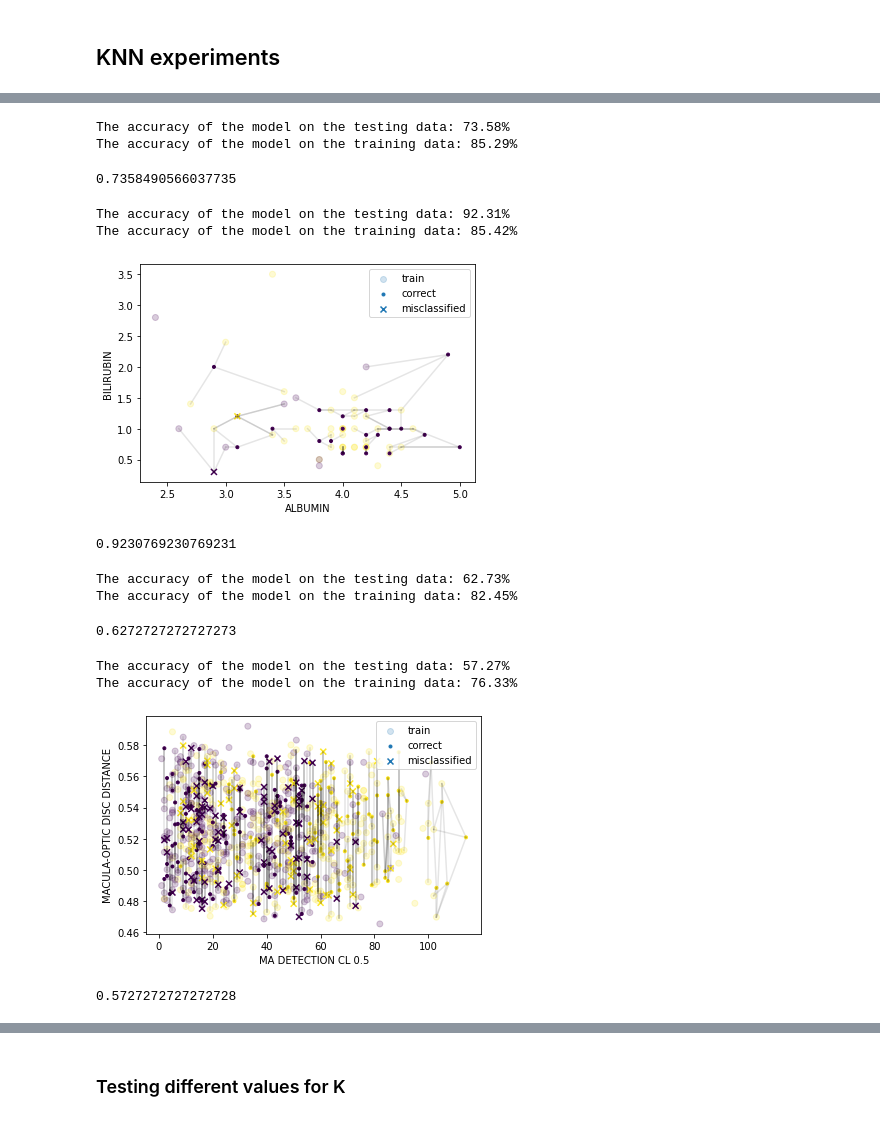
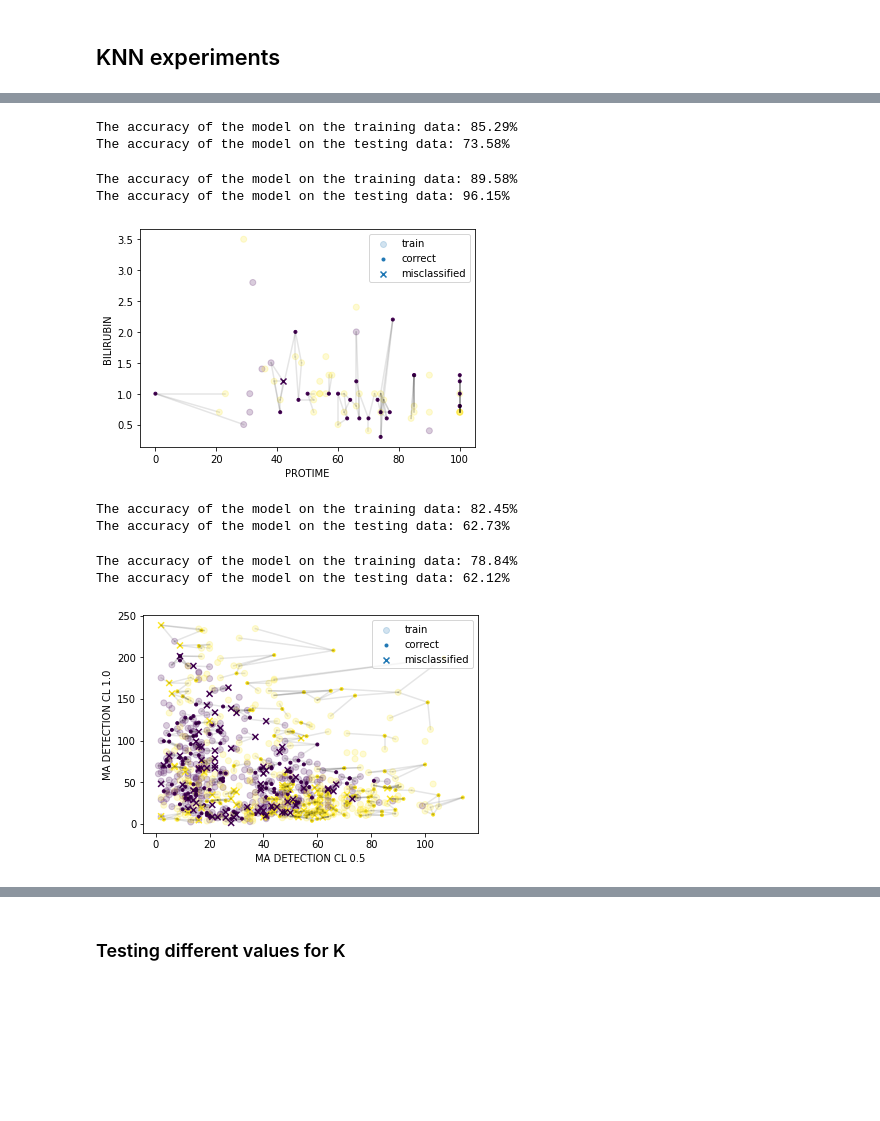
Before and after one commit to faithrts/ML-Intro, a Jupyter notebook: A1_Draft.ipynb, the cells around one changed output, grey strips where cells are left out. Drawn from its saved outputs; the diff is of its cells as text; code cells hidden in the pictures; blank space fills up the shorter version.

Commit message:
Testing individual normalizing and standardizing

```diff
--- a/A1_Draft.ipynb
+++ b/A1_Draft.ipynb
@@ -626,7 +640,7 @@ create_histograms(mess_df, list(mess_df)[2:18], 4)
 # %%
 ### using random forest to determine the relative feature importance
 
-mess_importance_arr = RF_find_features(mess_df)
+mess_importance_arr = RF_find_features(x_train_mess, y_train_mess, mess_df)
 
 # plots the feature importance
 plot_feature_importance(mess_importance_arr)
@@ -680,9 +700,12 @@ def evaluate_acc(true_labels, target_labels):
 
   return accuracy
 # %%
-'''
-def plot_KNN(knn_model, correct_pred, x_train, x_test, y_train, y_test, feature_names)
+
+def plot_KNN(knn_model, class_pred, x_train, x_test, y_train, y_test, feature_names):
+    correct_pred = class_pred == y_test
     incorrect_pred = np.logical_not(correct_pred)
+
+    _, knn_arr = knn_model.predict(x_test)
 
     # plots the data in a scatter plot
     plt.scatter(x_train[:, 0], x_train[:, 1], c = y_train, marker = 'o', alpha = 0.2, label = 'train')
@@ -705,7 +728,7 @@ def plot_KNN(knn_model, correct_pred, x_train, x_test, y_train, y_test, feature_
       plt.ylabel(feature_names[1])
 
     plt.legend()
-    plt.show()'''
+    plt.show()
 
 def run_KNN(x_train, x_test, y_train, y_test, feature_names = 0, K_val = 3, function = 0, silent = False):
   if function == 0:
@@ -737,37 +760,12 @@ def run_KNN(x_train, x_test, y_train, y_test, feature_names = 0, K_val = 3, func
   incorrect_pred = np.logical_not(correct_pred)
 
   if not silent:
+    print("The accuracy of the model on the training data: " + str(round((train_accuracy * 100), 2)) + "%") #
     print("The accuracy of the model on the testing data: " + str(round((accuracy * 100), 2)) + "%")
-    print("The accuracy of the model on the training data: " + str(round((train_accuracy * 100), 2)) + "%") #
 
   # if the data is based on two features
   if x_train.shape[1] == 2:
-    # creates boolean arrays to represent correct and incorrect predictions
-    correct_pred = class_pred == y_test
-    incorrect_pred = np.logical_not(correct_pred)
-
-    # plots the data in a scatter plot
-    plt.scatter(x_train[:, 0], x_train[:, 1], c = y_train, marker = 'o', alpha = 0.2, label = 'train')
-    plt.scatter(x_test[correct_pred, 0], x_test[correct_pred, 1], marker = '.', c = class_pred[correct_pred], label = 'correct')
-    plt.scatter(x_test[incorrect_pred, 0], x_test[incorrect_pred, 1], marker = 'x', c = class_pred[incorrect_pred], label = 'misclassified')
-
-    # creates lines from data points to nearest neighbours
-    for i in range(x_test.shape[0]):
-      for k in range(knn_model.K):
-        hor = x_test[i, 0], x_train[knn_arr[i, k], 0]
-        ver = x_test[i, 1], x_train[knn_arr[i, k], 1]
-        plt.plot(hor, ver, 'k-', alpha = 0.1)
-
-    # labels the scatter plot accordingly and displays it
-    if(feature_names == 0):
-      plt.xlabel("Feature 1")
-      plt.ylabel("Feature 2")
-    else:
-      plt.xlabel(feature_names[0])
-      plt.ylabel(feature_names[1])
-
-    plt.legend()
-    plt.show()
+    plot_KNN(knn_model, class_pred, x_train, x_test, y_train, y_test, feature_names)
 
   return accuracy
 # %%
@@ -1090,51 +1152,47 @@ The accuracy of the model on the training data: 85.42%
 # %%
 ### running KNN on all hep_df data cleaned through imputation
-run_KNN(x_train_hep_imp, x_test_hep_imp, y_train_hep_imp, y_test_hep_imp, hep_imp_df)
+acc = run_KNN(x_train_hep_imp, x_test_hep_imp, y_train_hep_imp, y_test_hep_imp)
 # %% [output]
+The accuracy of the model on the training data: 85.29%
 The accuracy of the model on the testing data: 73.58%
-The accuracy of the model on the training data: 85.29%
-0.7358490566037735
 # %%
 ### running KNN on hep_df for top 2 features
 
 # splits the hep_df dataframe to only include the columns with the top 2
 # features and the target labels
-hep_df2 = hep_df[['ALBUMIN', 'BILIRUBIN', 'CLASS']]
+hep_df2 = hep_df[[hep_top_feature, hep_second_feature, 'CLASS']]
 
 # runs train_test_split on the new dataframe
 x_train_hep2, x_test_hep2, y_train_hep2, y_test_hep2 = train_test_split(hep_df2)
 
 # runs KNN
-run_KNN(x_train_hep2, x_test_hep2, y_train_hep2, y_test_hep2, ['ALBUMIN', 'BILIRUBIN'])
+acc = run_KNN(x_train_hep2, x_test_hep2, y_train_hep2, y_test_hep2, [hep_top_feature, hep_second_feature])
 # %% [output]
-The accuracy of the model on the testing data: 92.31%
-The accuracy of the model on the training data: 85.42%
+The accuracy of the model on the training data: 89.58%
+The accuracy of the model on the testing data: 96.15%
-[figure, old version]
+[figure, new version]
-0.9230769230769231
 # %%
 ### running KNN on mess_df data
-run_KNN(x_train_mess, x_test_mess, y_train_mess, y_test_mess)
+acc = run_KNN(x_train_mess, x_test_mess, y_train_mess, y_test_mess)
 # %% [output]
+The accuracy of the model on the training data: 82.45%
 The accuracy of the model on the testing data: 62.73%
-The accuracy of the model on the training data: 82.45%
-0.6272727272727273
 # %%
 ### running KNN on mess_df data for top 2 important features
 
 # splits the hep_df dataframe to only include the columns with the top 2
 # features and the target labels
-mess_df2 = mess_df[['MA DETECTION CL 0.5', 'MACULA-OPTIC DISC DISTANCE', 'CLASS']]
+mess_df2 = mess_df[[mess_top_feature, mess_second_feature, 'CLASS']]
 
 # runs train_test_split on the new dataframe
 x_train_mess2, x_test_mess2, y_train_mess2, y_test_mess2 = train_test_split(mess_df2)
 
 # runs KNN
-run_KNN(x_train_mess2, x_test_mess2, y_train_mess2, y_test_mess2, ['MA DETECTION CL 0.5', 'MACULA-OPTIC DISC DISTANCE'])
+acc = run_KNN(x_train_mess2, x_test_mess2, y_train_mess2, y_test_mess2, [mess_top_feature, mess_second_feature])
 # %% [output]
-The accuracy of the model on the testing data: 57.27%
-The accuracy of the model on the training data: 76.33%
+The accuracy of the model on the training data: 78.84%
+The accuracy of the model on the testing data: 62.12%
-[figure, old version]
+[figure, new version]
-0.5727272727272728
 # %%
 ### running KNN on mess_df data for top 2 correlated features
 
```
Also changed, not shown: parts of 46 cells of this notebook.
